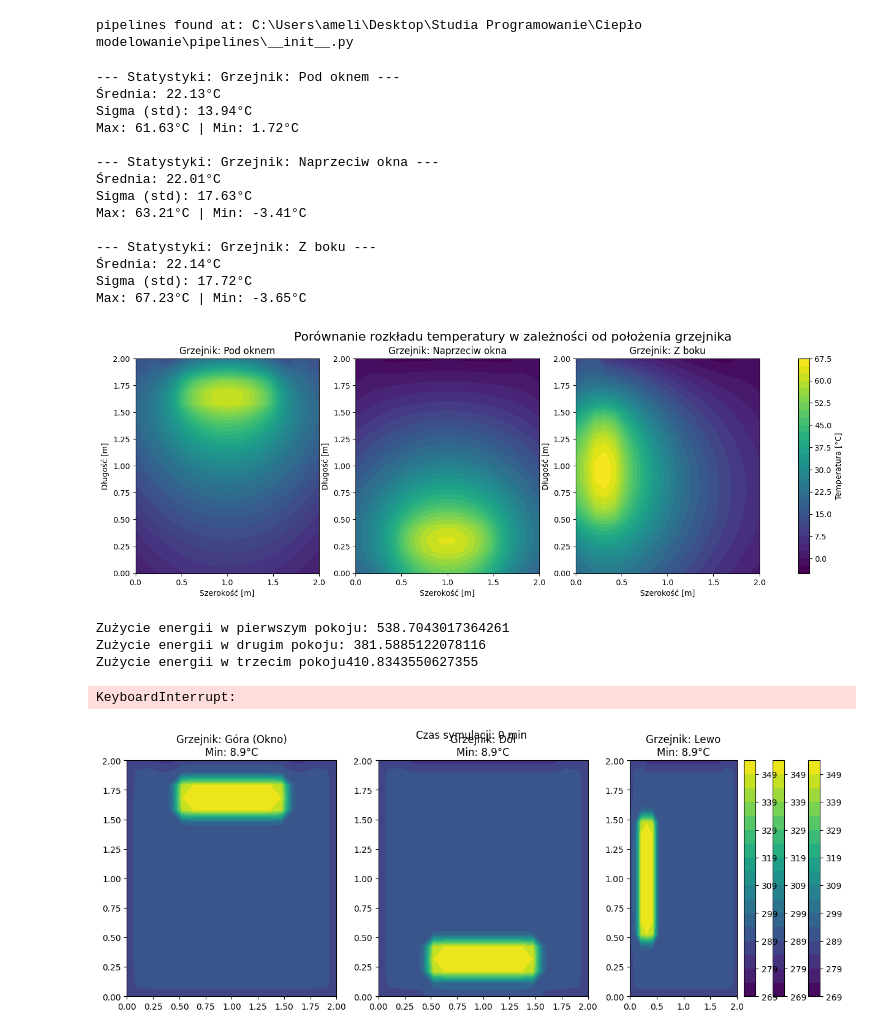
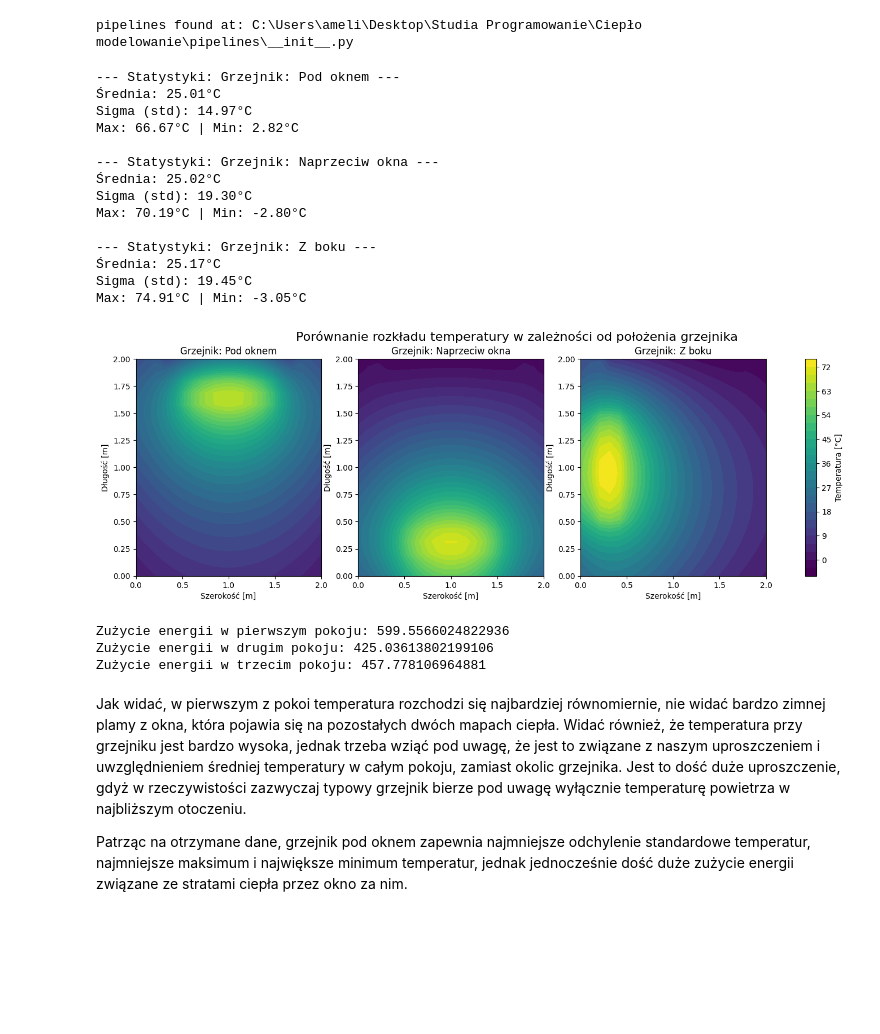
Before and after one commit to ameliaolejniczak/Projekt-cieplo---modelowanie-deterministyczne, a Jupyter notebook: notebooks/problem1.ipynb, the cells around one changed output. Cells and saved outputs as stored; diff of their text form; code cells hidden in the pictures; blank space fills up the shorter version.

```diff
--- a/notebooks/problem1.ipynb
+++ b/notebooks/problem1.ipynb
@@ -71,7 +73,7 @@ p = 101325.0
 P = 915.0
 r = 287.05
 
-U_window = 0.9 #załącznik 2.
+U_window = 0.9
 U_wall = 0.2
 lambda_air = 0.0262
 
@@ -94,7 +96,7 @@ X_flat, Y_flat = X.flatten(), Y.flatten()
 
 T_out = 263.0
 T_initial = 293.0
-T_target = 295.0
+T_target = 298.0
 
 window_width = 1.5
 window_center = room_width / 2
@@ -200,75 +202,50 @@ fig, axes = plt.subplots(1, 3, figsize=(18, 5))
 results = [u_current1, u_current2, u_current3]
 titles = ["Grzejnik: Pod oknem", "Grzejnik: Naprzeciw okna", "Grzejnik: Z boku"]
 
-# Ustalenie wspólnej skali kolorów (w Celsjuszach dla czytelności)
-# Korzystamy z faktu, że u_current są już przeliczone na Celsjusza w Twoim kodzie
 vmin = min(u.min() for u in results)
 vmax = max(u.max() for u in results)
 
 for i, ax in enumerate(axes):
     u_2d = results[i].reshape(Nx, Ny)
-    # Rysowanie wykresu
     im = ax.contourf(x, y, u_2d, levels=30, vmin=vmin, vmax=vmax)
     ax.set_title(titles[i])
     ax.set_xlabel("Szerokość [m]")
     ax.set_ylabel("Długość [m]")
 
-    # Wyświetlenie statystyk pod każdym wykresem
     print(f"\n--- Statystyki: {titles[i]} ---")
     print(f"Średnia: {np.mean(results[i]):.2f}°C")
     print(f"Sigma (std): {np.std(results[i]):.2f}°C")
     print(f"Max: {results[i].max():.2f}°C | Min: {results[i].min():.2f}°C")
 
-# Dodanie jednego wspólnego paska kolorów
 fig.colorbar(im, ax=axes.ravel().tolist(), label="Temperatura [°C]")
 plt.suptitle("Porównanie rozkładu temperatury w zależności od położenia grzejnika", fontsize=16)
 
 plt.show()
 
 
 print(f"Zużycie energii w pierwszym pokoju: {np.sum(energy_usage1) * ht}")
 print(f"Zużycie energii w drugim pokoju: {np.sum(energy_usage2) * ht}")
 print(f"Zużycie energii w trzecim pokoju: {np.sum(energy_usage3) * ht}")
-
-fig, (ax1, ax2, ax3) = plt.subplots(1, 3, figsize=(15, 5))
-axes = [ax1, ax2, ax3]
-histories = [history1, history2, history3]
-titles = ["Grzejnik: Góra (Okno)", "Grzejnik: Dół", "Grzejnik: Lewo"]
-
-vmin, vmax = 263, 305
-
-levels = np.arange(269, 355, 5)
-
-def update(frame):
-    for i in range(3):
-        axes[i].clear()
-        cont = axes[i].contourf(x, y, histories[i][frame], levels=levels)
-        axes[i].set_title(f"{titles[i]}\nMin: {histories[i][frame].min()-273:.1f}°C")
-        if frame == 0 and i == 2: # Dodaj pasek koloru tylko raz
-            fig.colorbar(cont, ax=ax3)
-    fig.suptitle(f"Czas symulacji: {frame * save_interval // 60} min")
-
-ani = animation.FuncAnimation(fig, update, frames=len(history1), interval=100, repeat=False)
-plt.tight_layout()
-plt.show()
 # %% [output]
 --- Statystyki: Grzejnik: Pod oknem ---
-Średnia: 22.13°C
-Sigma (std): 13.94°C
-Max: 61.63°C | Min: 1.72°C
+Średnia: 25.01°C
+Sigma (std): 14.97°C
+Max: 66.67°C | Min: 2.82°C
 
 --- Statystyki: Grzejnik: Naprzeciw okna ---
-Średnia: 22.01°C
-Sigma (std): 17.63°C
-Max: 63.21°C | Min: -3.41°C
+Średnia: 25.02°C
+Sigma (std): 19.30°C
+Max: 70.19°C | Min: -2.80°C
 
 --- Statystyki: Grzejnik: Z boku ---
-Średnia: 22.14°C
-Sigma (std): 17.72°C
-Max: 67.23°C | Min: -3.65°C
+Średnia: 25.17°C
+Sigma (std): 19.45°C
+Max: 74.91°C | Min: -3.05°C
-[figure, old version]
+[figure, new version]
-Zużycie energii w pierwszym pokoju: 538.7043017364261
-Zużycie energii w drugim pokoju: 381.5885122078116
-Zużycie energii w trzecim pokoju410.8343550627355
+Zużycie energii w pierwszym pokoju: 599.5566024822936
+Zużycie energii w drugim pokoju: 425.03613802199106
+Zużycie energii w trzecim pokoju: 457.778106964881
-KeyboardInterrupt:
-[figure, removed]
+# %% [markdown]
+Jak widać, w pierwszym z pokoi temperatura rozchodzi się najbardziej równomiernie, nie widać bardzo zimnej plamy z okna, która pojawia się na pozostałych dwóch mapach ciepła. Widać również, że temperatura przy grzejniku jest bardzo wysoka, jednak trzeba wziąć pod uwagę, że jest to związane z naszym uproszczeniem i uwzględnieniem średniej temperatury w całym pokoju, zamiast okolic grzejnika. Jest to dość duże uproszczenie, gdyż w rzeczywistości zazwyczaj typowy grzejnik bierze pod uwagę wyłącznie temperaturę powietrza w najbliższym otoczeniu.
+
+Patrząc na otrzymane dane, grzejnik pod oknem zapewnia najmniejsze odchylenie standardowe temperatur, najmniejsze maksimum i największe minimum temperatur, jednak jednocześnie dość duże zużycie energii związane ze stratami ciepła przez okno za nim.
```
Also changed, not shown: parts of 1 cell of this notebook, 7 other files.
